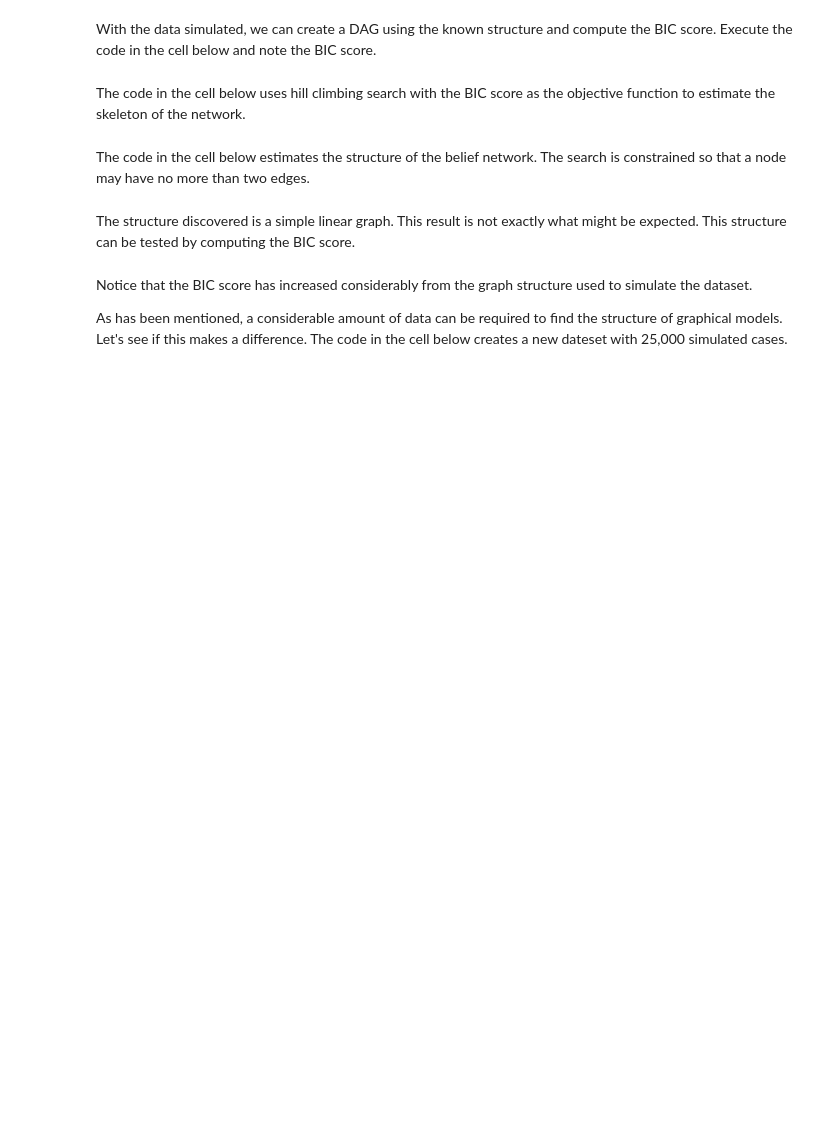
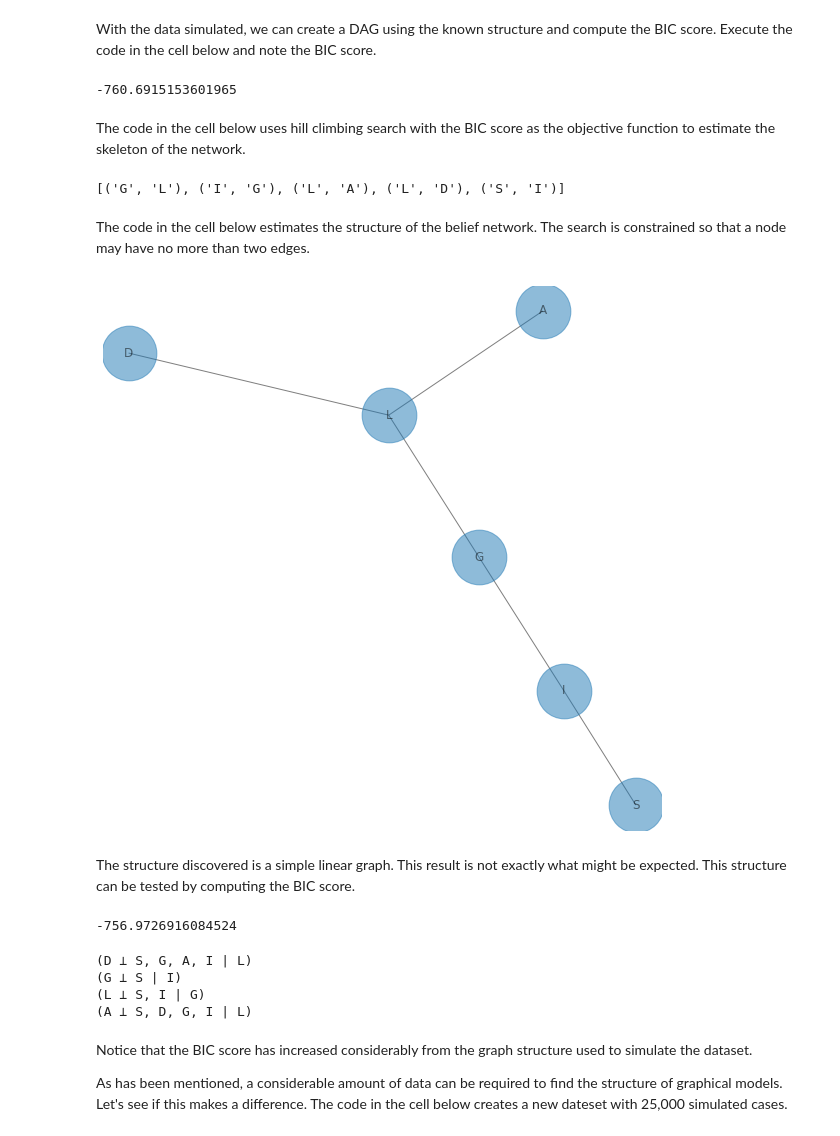
Before and after one commit to StephenElston/CSCI_E_82A_Probabalistic_Programming, a Jupyter notebook: Lesson5_Learning_Part2/IntroductiontoLearningModelStructure.ipynb, the cells around one changed output. Saved outputs shown, nothing was run; the diff lists cells and outputs as text; code cells hidden in the pictures; blank space fills up the shorter version.

Commit message:
Updated notebook for new version of pgmpy

```diff
--- a/Lesson5_Learning_Part2/IntroductiontoLearningModelStructure.ipynb
+++ b/Lesson5_Learning_Part2/IntroductiontoLearningModelStructure.ipynb
@@ -159,23 +159,27 @@ import numpy as np
 import numpy.random as nr
 import numpy as np
 import pandas as pd
+import networkx as nx
 from pgmpy.sampling import BayesianModelSampling
 from pgmpy.models import BayesianModel
 from pgmpy.estimators import MaximumLikelihoodEstimator, BayesianEstimator
+from pgmpy.estimators import HillClimbSearch, BicScore, K2Score, StructureScore, TreeSearch
 import pickle
+import matplotlib.pyplot as plt
+%matplotlib inline
 
 ## Load the model from a file
 with open('student_model.pickle', 'rb') as pkl:
-    murder_model = pickle.load(pkl)
-print('The model loaded correctly: {}'.format(murder_model.check_model()))
+    student_model = pickle.load(pkl)
+print('The model loaded correctly: {}'.format(student_model.check_model()))
 
 ## Simulate values from the DAG
 def simulate_from_DAG(model, nsamps = 25, set_seed = 234):
     nr.seed(set_seed)
     simulation = BayesianModelSampling(model)
-    return(simulation.forward_sample(size = nsamps, return_type='dataframe'))
+    return(simulation.forward_sample(size = nsamps))
 
 nr.seed(4455)
 nsamps = 250
-samples_1000 = simulate_from_DAG(murder_model, nsamps = nsamps)
+samples_1000 = simulate_from_DAG(student_model, nsamps = nsamps)
 samples_1000
@@ -190,2 +203,6 @@ print(BicScore(samples_1000).score(model_1))
+# %%
+print(BicScore(samples_1000).score(student_model))
+# %% [output]
+-760.6915153601965
 # %% [markdown]
 The code in the cell below uses hill climbing search with the BIC score as the objective function to estimate the skeleton of the network.
@@ -196,2 +209,9 @@ sorted(bic_model.nodes())
+# %%
+nr.seed(456)
+est_bic = HillClimbSearch(samples_1000)
+bic_model = est_bic.estimate(scoring_method=BicScore(samples_1000))
+list(bic_model.edges)
+# %% [output]
+[('G', 'L'), ('I', 'G'), ('L', 'A'), ('L', 'D'), ('S', 'I')]
 # %% [markdown]
 The code in the cell below estimates the structure of the belief network. The search is constrained so that a node may have no more than two edges.
@@ -201,2 +218,13 @@ BIC_edges
+# %%
+def plot_graph_from_edges(edges):
+    fig, ax = plt.subplots(figsize=(10,10))
+    G = nx.Graph()
+    G.add_edges_from(edges.edges)
+    nx.draw(G, with_labels=True, alpha=0.5, node_size=3000, ax=ax)
+#    nx.draw_networkx(G, with_labels=True, alpha=0.5, node_size=3000, arrows=True, arrowsize=1000, ax=ax)
+
+plot_graph_from_edges(bic_model)
+# %% [output]
+[figure, added]
 # %% [markdown]
 The structure discovered is a simple linear graph. This result is not exactly what might be expected. This structure can be tested by computing the BIC score.
@@ -207,3 +231,14 @@ print(BicScore(samples_1000).score(model_2))
+# %%
+print(BicScore(samples_1000).score(bic_model))
+# %% [output]
+-756.9726916084524
+# %%
+bic_model.local_independencies(['D', 'I', 'S', 'G', 'L', 'A'])
+# %% [output]
+(D ⟂ S, G, A, I | L)
+(G ⟂ S | I)
+(L ⟂ S, I | G)
+(A ⟂ S, D, G, I | L)
 # %% [markdown]
 Notice that the BIC score has increased considerably from the graph structure used to simulate the dataset.
 
```
Also changed, not shown: parts of 37 cells of this notebook.
